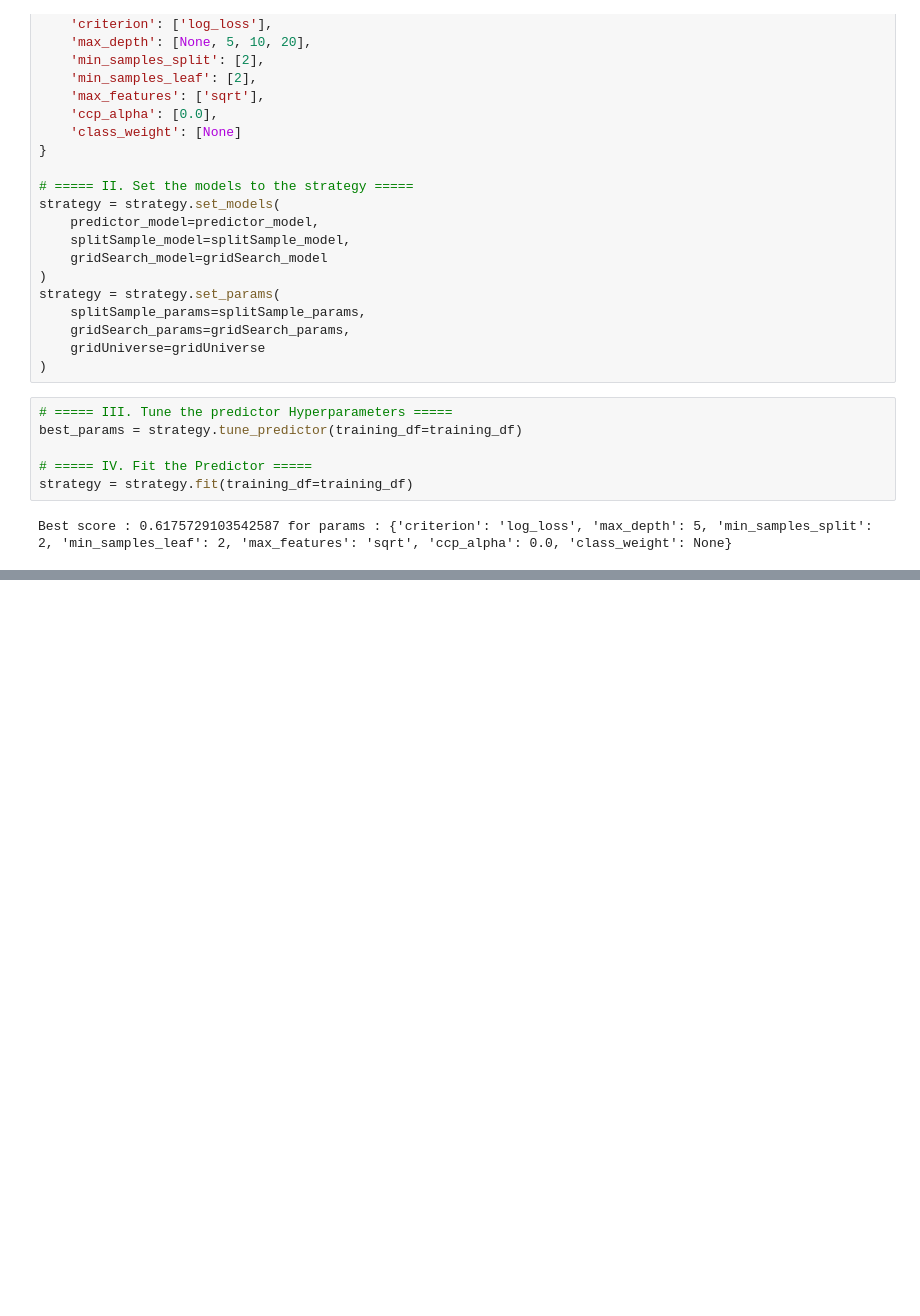
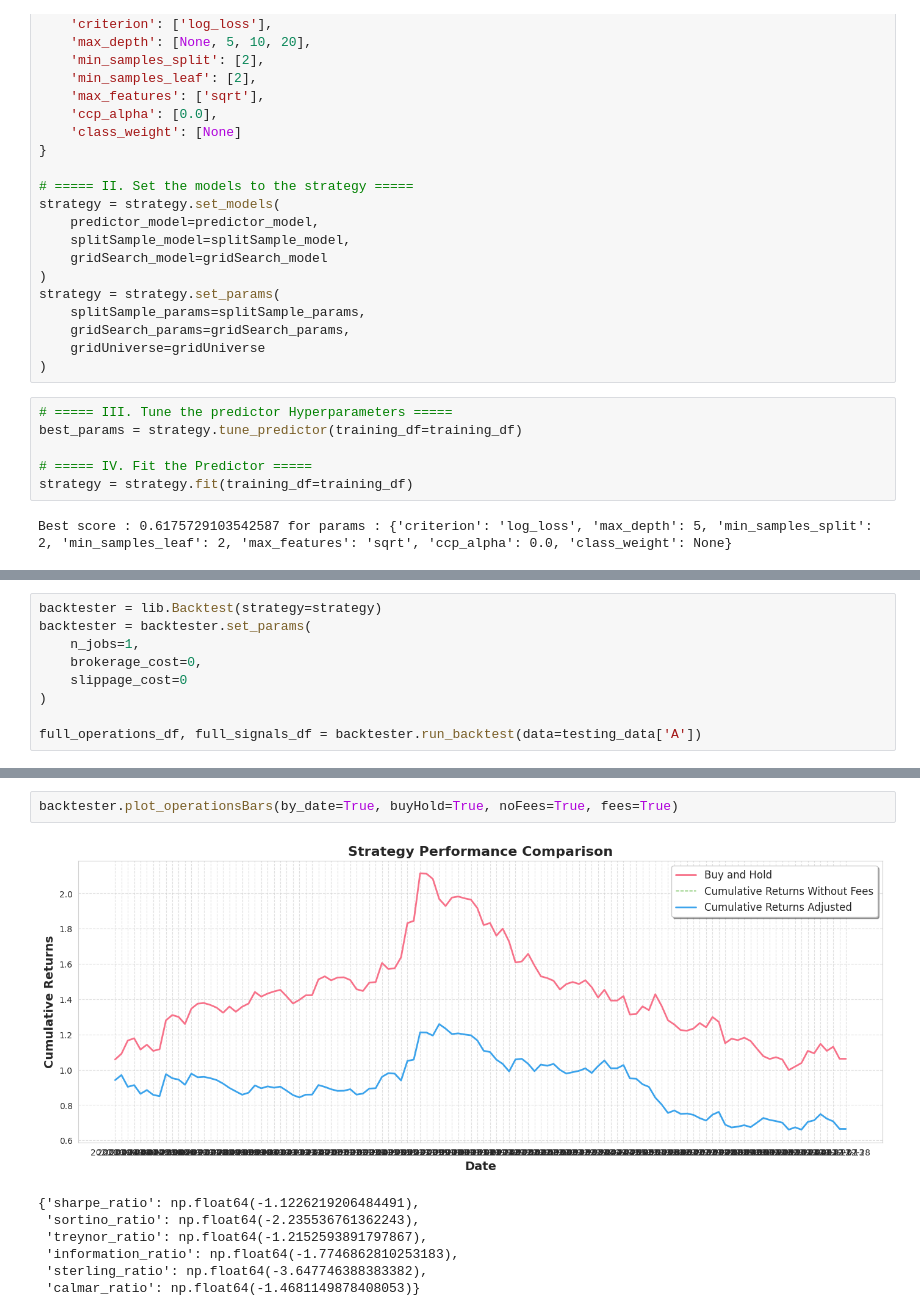
Before and after one commit to Cheval-Paresseux/ChevalParesseux-lib, a Jupyter notebook: notebooks/2_ML_Backtest.ipynb, the cells around one changed output, grey strips where cells are left out. Drawn from its saved outputs; the diff is of its cells as text; blank space fills up the shorter version.

```diff
--- a/notebooks/2_ML_Backtest.ipynb
+++ b/notebooks/2_ML_Backtest.ipynb
@@ -227,0 +253,9 @@ ValueError: X has 109 features, but DecisionTreeClassifier is expecting 91 featu
+# %%
+backtester = lib.Backtest(strategy=strategy)
+backtester = backtester.set_params(
+    n_jobs=1,
+    brokerage_cost=0,
+    slippage_cost=0
+)
+
+full_operations_df, full_signals_df = backtester.run_backtest(data=testing_data['A'])
@@ -227,0 +268,10 @@ ValueError: X has 109 features, but DecisionTreeClassifier is expecting 91 featu
+# %%
+backtester.plot_operationsBars(by_date=True, buyHold=True, noFees=True, fees=True)
+# %% [output]
+[figure, added]
+{'sharpe_ratio': np.float64(-1.1226219206484491),
+ 'sortino_ratio': np.float64(-2.235536761362243),
+ 'treynor_ratio': np.float64(-1.2152593891797867),
+ 'information_ratio': np.float64(-1.7746862810253183),
+ 'sterling_ratio': np.float64(-3.647746388383382),
+ 'calmar_ratio': np.float64(-1.4681149878408053)}
```
Also changed, not shown: parts of 6 cells of this notebook, 15 other files.
